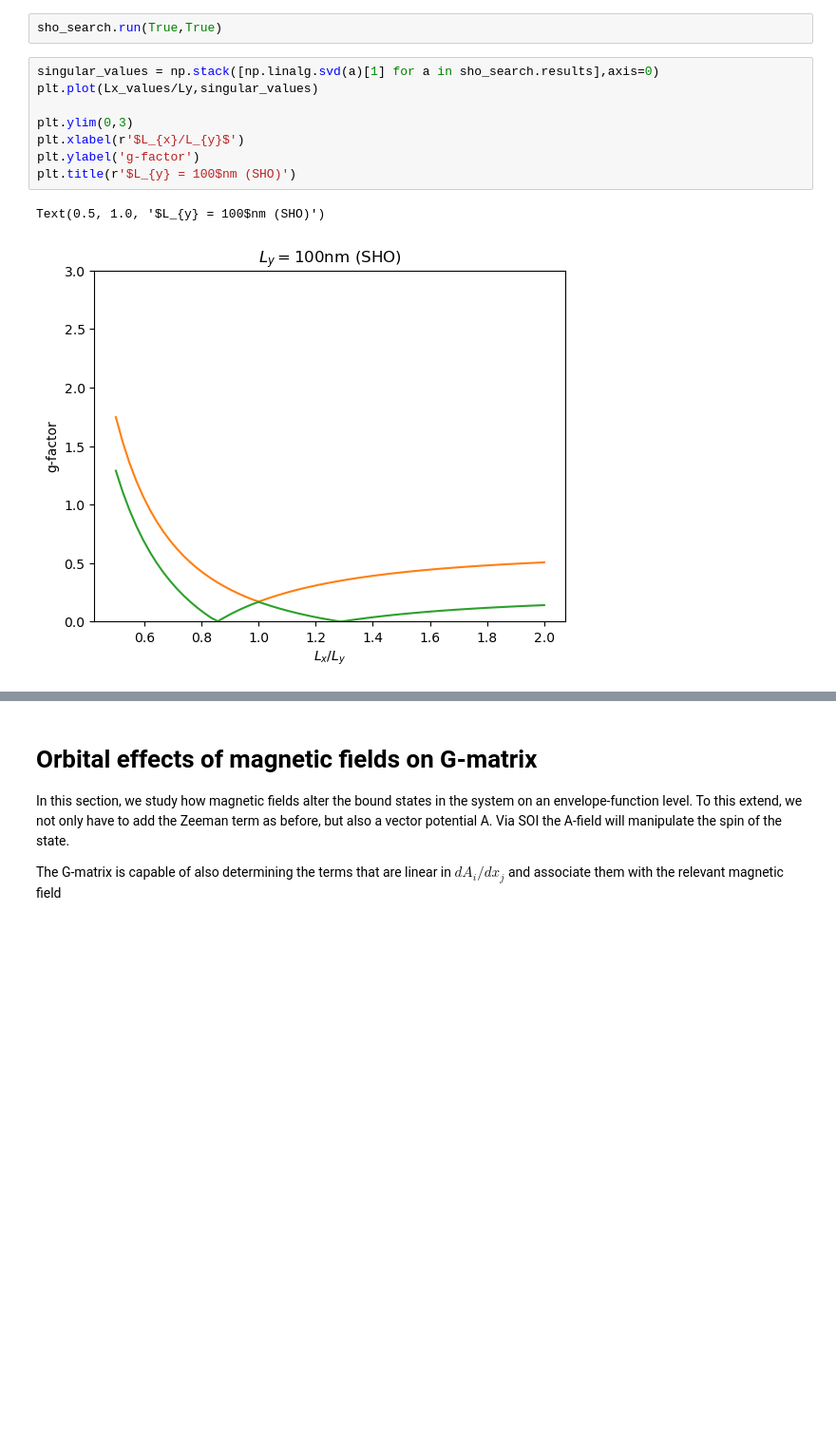
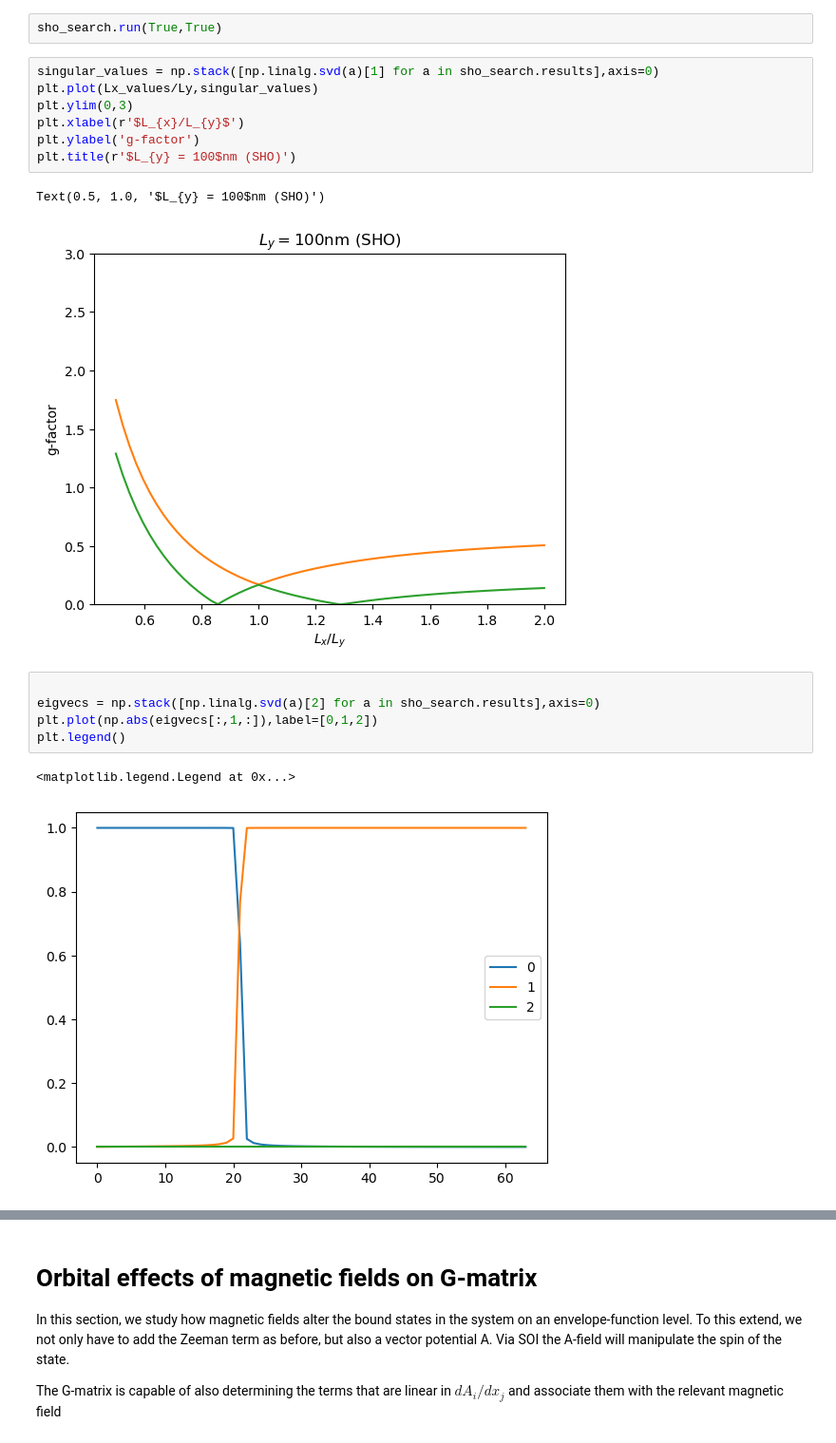
Before and after one commit to oschwarze/NQCP_FEM, a Jupyter notebook: notebooks/Experiments/LK_gmat_box_potential/LK particle ind box FEM.ipynb, the cells around one changed output, grey strips where cells are left out. Shown at 95% size. Drawn from its saved outputs; the diff is of its cells as text; blank space fills up the shorter version.

```diff
--- a/notebooks/Experiments/LK_gmat_box_potential/LK particle ind box FEM.ipynb
+++ b/notebooks/Experiments/LK_gmat_box_potential/LK particle ind box FEM.ipynb
@@ -424,7 +416,6 @@ sho_search.run(True,True)
 # %%
 singular_values = np.stack([np.linalg.svd(a)[1] for a in sho_search.results],axis=0)
 plt.plot(Lx_values/Ly,singular_values)
-
 plt.ylim(0,3)
 plt.xlabel(r'$L_{x}/L_{y}$')
 plt.ylabel('g-factor')
@@ -432,3 +423,11 @@ plt.title(r'$L_{y} = 100$nm (SHO)')
 # %% [output]
 Text(0.5, 1.0, '$L_{y} = 100$nm (SHO)')
 [figure]
+# %%
+
+eigvecs = np.stack([np.linalg.svd(a)[2] for a in sho_search.results],axis=0)
+plt.plot(np.abs(eigvecs[:,1,:]),label=[0,1,2])
+plt.legend()
+# %% [output]
+<matplotlib.legend.Legend at 0x...>
+[figure, added]
```
Also changed, not shown: parts of 10 cells of this notebook, 23 other files.
